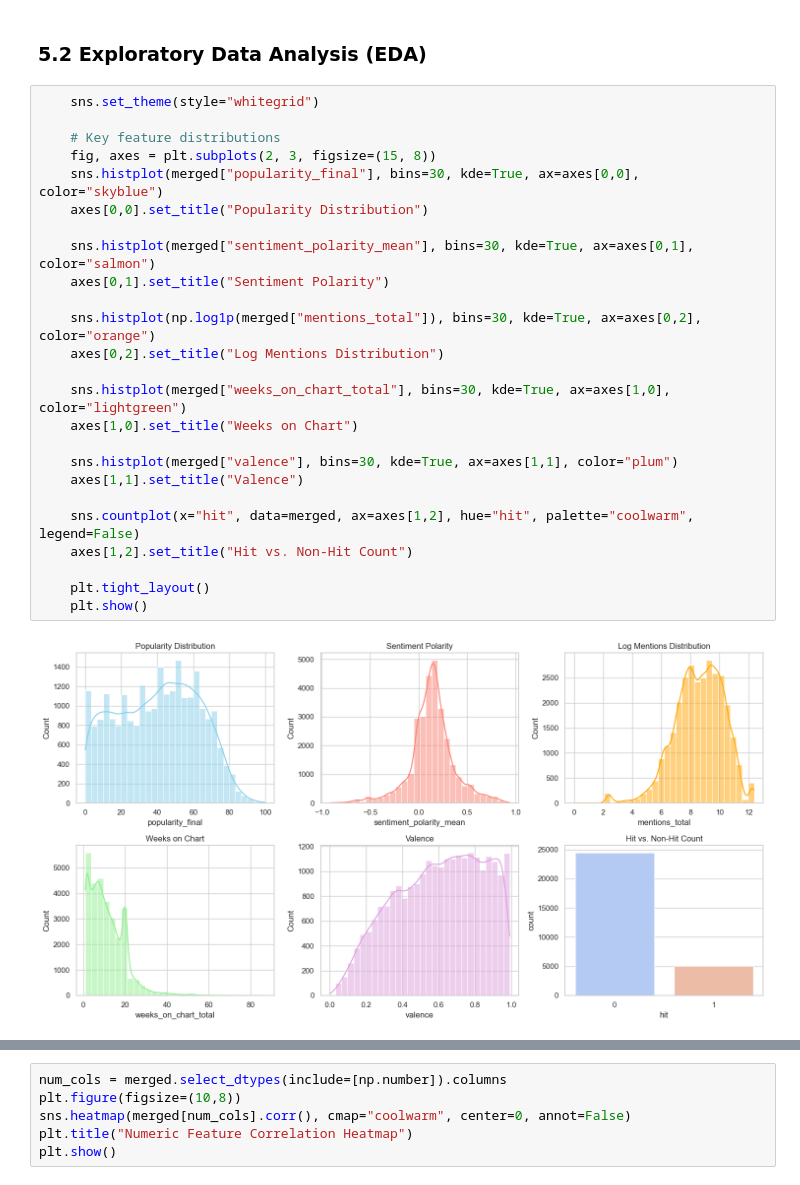
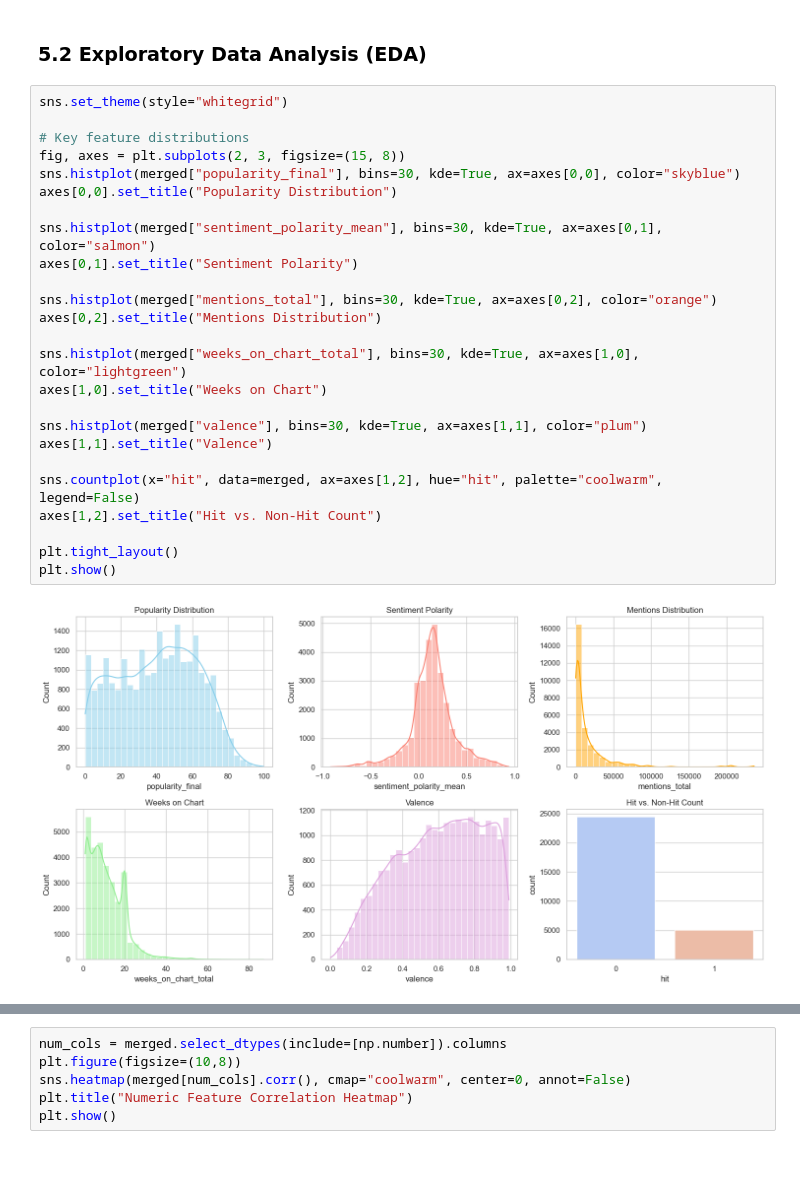
Before and after one commit to priyadarshanparida/media-success-prediction, a Jupyter notebook: code/media_success_prediction.ipynb, the cells around one changed output, grey strips where cells are left out. Saved outputs shown, nothing was run; the diff lists cells and outputs as text.

```diff
--- a/code/media_success_prediction.ipynb
+++ b/code/media_success_prediction.ipynb
@@ -684,32 +708,32 @@ dtype: int64
 # %% [markdown]
 ### 5.2 Exploratory Data Analysis (EDA)
 # %%
-    sns.set_theme(style="whitegrid")
+sns.set_theme(style="whitegrid")
 
-    # Key feature distributions
-    fig, axes = plt.subplots(2, 3, figsize=(15, 8))
-    sns.histplot(merged["popularity_final"], bins=30, kde=True, ax=axes[0,0], color="skyblue")
-    axes[0,0].set_title("Popularity Distribution")
+# Key feature distributions
+fig, axes = plt.subplots(2, 3, figsize=(15, 8))
+sns.histplot(merged["popularity_final"], bins=30, kde=True, ax=axes[0,0], color="skyblue")
+axes[0,0].set_title("Popularity Distribution")
 
-    sns.histplot(merged["sentiment_polarity_mean"], bins=30, kde=True, ax=axes[0,1], color="salmon")
-    axes[0,1].set_title("Sentiment Polarity")
+sns.histplot(merged["sentiment_polarity_mean"], bins=30, kde=True, ax=axes[0,1], color="salmon")
+axes[0,1].set_title("Sentiment Polarity")
 
-    sns.histplot(np.log1p(merged["mentions_total"]), bins=30, kde=True, ax=axes[0,2], color="orange")
-    axes[0,2].set_title("Log Mentions Distribution")
+sns.histplot(merged["mentions_total"], bins=30, kde=True, ax=axes[0,2], color="orange")
+axes[0,2].set_title("Mentions Distribution")
 
-    sns.histplot(merged["weeks_on_chart_total"], bins=30, kde=True, ax=axes[1,0], color="lightgreen")
-    axes[1,0].set_title("Weeks on Chart")
+sns.histplot(merged["weeks_on_chart_total"], bins=30, kde=True, ax=axes[1,0], color="lightgreen")
+axes[1,0].set_title("Weeks on Chart")
 
-    sns.histplot(merged["valence"], bins=30, kde=True, ax=axes[1,1], color="plum")
-    axes[1,1].set_title("Valence")
+sns.histplot(merged["valence"], bins=30, kde=True, ax=axes[1,1], color="plum")
+axes[1,1].set_title("Valence")
 
-    sns.countplot(x="hit", data=merged, ax=axes[1,2], hue="hit", palette="coolwarm", legend=False)
-    axes[1,2].set_title("Hit vs. Non-Hit Count")
+sns.countplot(x="hit", data=merged, ax=axes[1,2], hue="hit", palette="coolwarm", legend=False)
+axes[1,2].set_title("Hit vs. Non-Hit Count")
 
-    plt.tight_layout()
-    plt.show()
+plt.tight_layout()
+plt.show()
 # %% [output]
-[figure, old version]
+[figure, new version]
 # %%
 # Apply same theme and aesthetic
 sns.set_theme(style="whitegrid")
```
Also changed, not shown: parts of 10 cells of this notebook.
